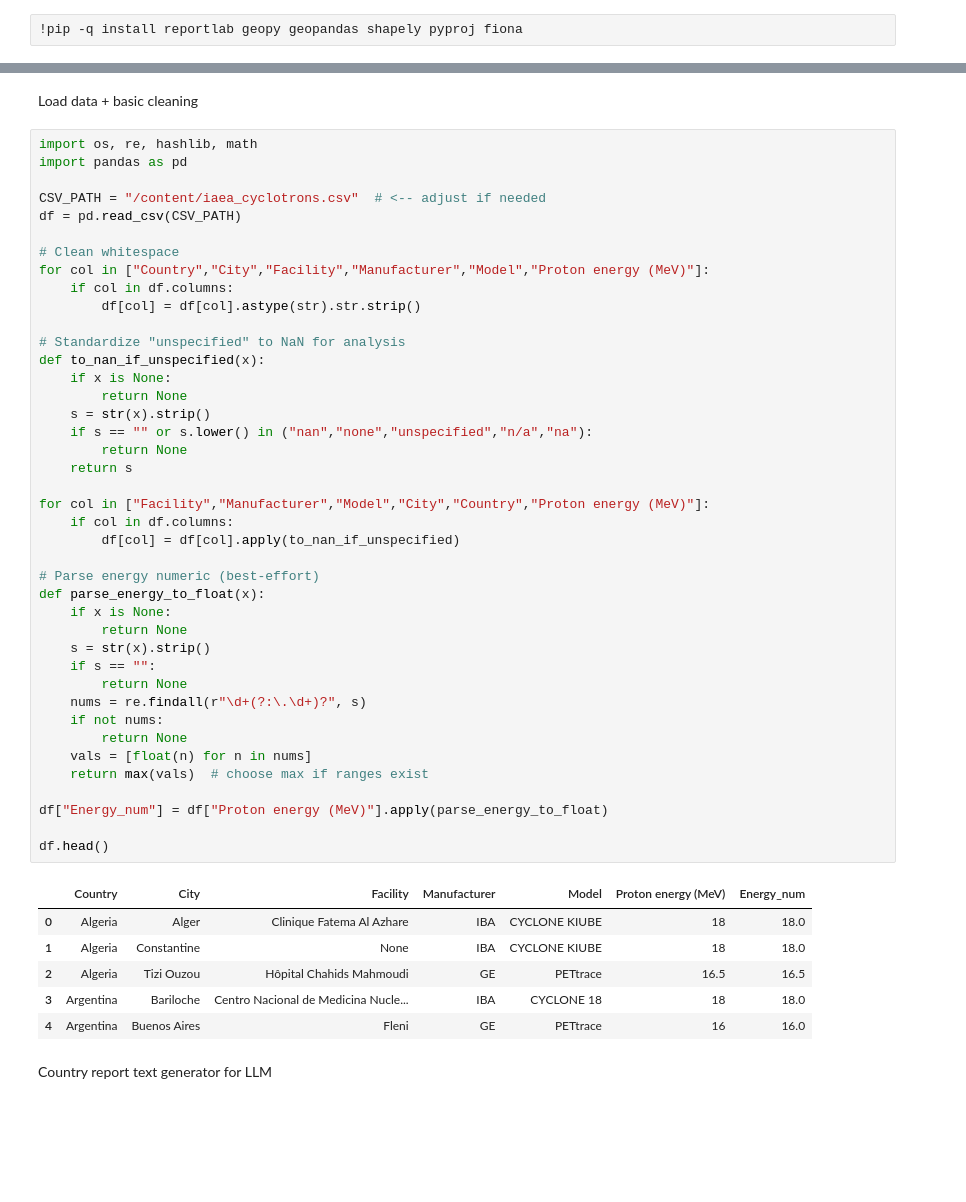
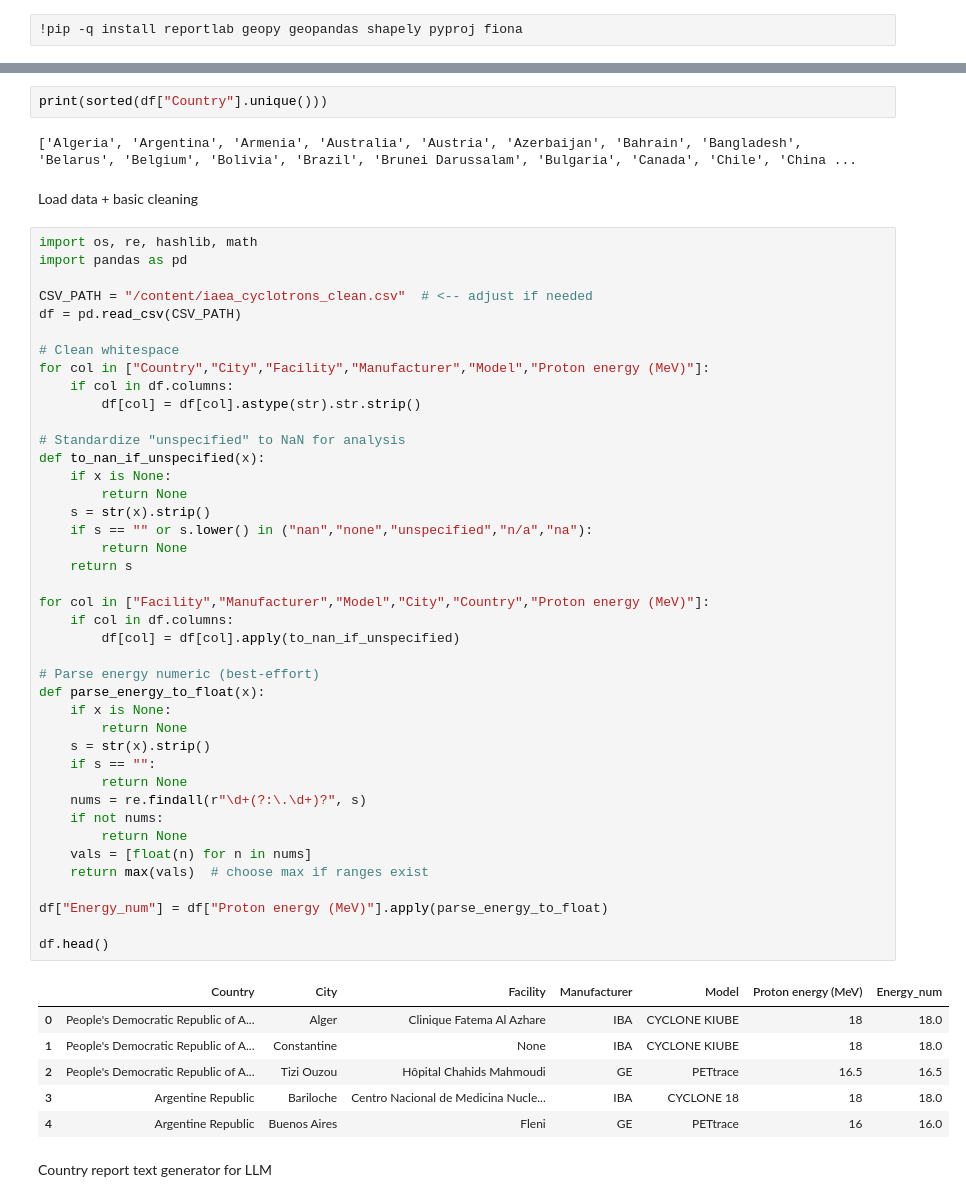
Before and after one commit to tommasocarzaniga/CNM_CycNucMed, a Jupyter notebook: EMBA_Exam.ipynb, the cells around one changed output, grey strips where cells are left out. Drawn from its saved outputs; the diff is of its cells as text; blank space fills up the shorter version.

```diff
--- a/EMBA_Exam.ipynb
+++ b/EMBA_Exam.ipynb
@@ -771,10 +882,14 @@ Install dependencies
+# %%
+print(sorted(df["Country"].unique()))
+# %% [output]
+['Algeria', 'Argentina', 'Armenia', 'Australia', 'Austria', 'Azerbaijan', 'Bahrain', 'Bangladesh', 'Belarus', 'Belgium', 'Bolivia', 'Brazil', 'Brunei Darussalam', 'Bulgaria', 'Canada', 'Chile', 'China ...
 # %% [markdown]
 Load data + basic cleaning
 # %%
 import os, re, hashlib, math
 import pandas as pd
 
-CSV_PATH = "/content/iaea_cyclotrons.csv"  # <-- adjust if needed
+CSV_PATH = "/content/iaea_cyclotrons_clean.csv"  # <-- adjust if needed
 df = pd.read_csv(CSV_PATH)
 
 # Clean whitespace
@@ -786,38 +901,38 @@ for col in ["Country","City","Facility","Manufacturer","Model","Proton energy (M
 def to_nan_if_unspecified(x):
     if x is None:
         return None
     s = str(x).strip()
     if s == "" or s.lower() in ("nan","none","unspecified","n/a","na"):
         return None
     return s
 
 for col in ["Facility","Manufacturer","Model","City","Country","Proton energy (MeV)"]:
     if col in df.columns:
         df[col] = df[col].apply(to_nan_if_unspecified)
 
 # Parse energy numeric (best-effort)
 def parse_energy_to_float(x):
     if x is None:
         return None
     s = str(x).strip()
     if s == "":
         return None
     nums = re.findall(r"\d+(?:\.\d+)?", s)
     if not nums:
         return None
     vals = [float(n) for n in nums]
     return max(vals)  # choose max if ranges exist
 
 df["Energy_num"] = df["Proton energy (MeV)"].apply(parse_energy_to_float)
 
 df.head()
 # %% [output]
 |  | Country | City | Facility | Manufacturer | Model | Proton energy (MeV) | Energy_num |
-| 0 | Algeria | Alger | Clinique Fatema Al Azhare | IBA | CYCLONE KIUBE | 18 | 18.0 |
-| 1 | Algeria | Constantine | None | IBA | CYCLONE KIUBE | 18 | 18.0 |
-| 2 | Algeria | Tizi Ouzou | Hôpital Chahids Mahmoudi | GE | PETtrace | 16.5 | 16.5 |
-| 3 | Argentina | Bariloche | Centro Nacional de Medicina Nucle... | IBA | CYCLONE 18 | 18 | 18.0 |
-| 4 | Argentina | Buenos Aires | Fleni | GE | PETtrace | 16 | 16.0 |
+| 0 | People's Democratic Republic of A... | Alger | Clinique Fatema Al Azhare | IBA | CYCLONE KIUBE | 18 | 18.0 |
+| 1 | People's Democratic Republic of A... | Constantine | None | IBA | CYCLONE KIUBE | 18 | 18.0 |
+| 2 | People's Democratic Republic of A... | Tizi Ouzou | Hôpital Chahids Mahmoudi | GE | PETtrace | 16.5 | 16.5 |
+| 3 | Argentine Republic | Bariloche | Centro Nacional de Medicina Nucle... | IBA | CYCLONE 18 | 18 | 18.0 |
+| 4 | Argentine Republic | Buenos Aires | Fleni | GE | PETtrace | 16 | 16.0 |
 # %% [markdown]
 Country report text generator for LLM
 # %%
```
Also changed, not shown: parts of 5 cells of this notebook.
